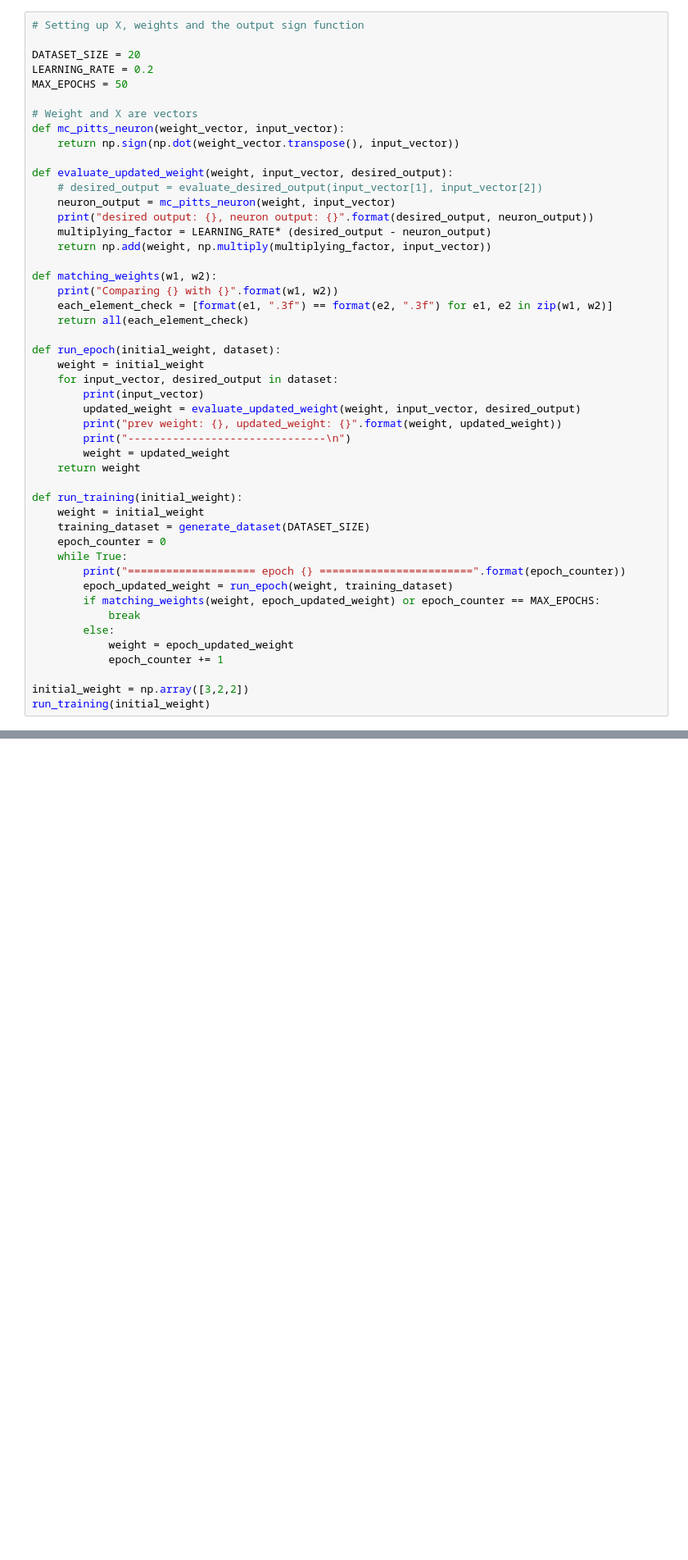
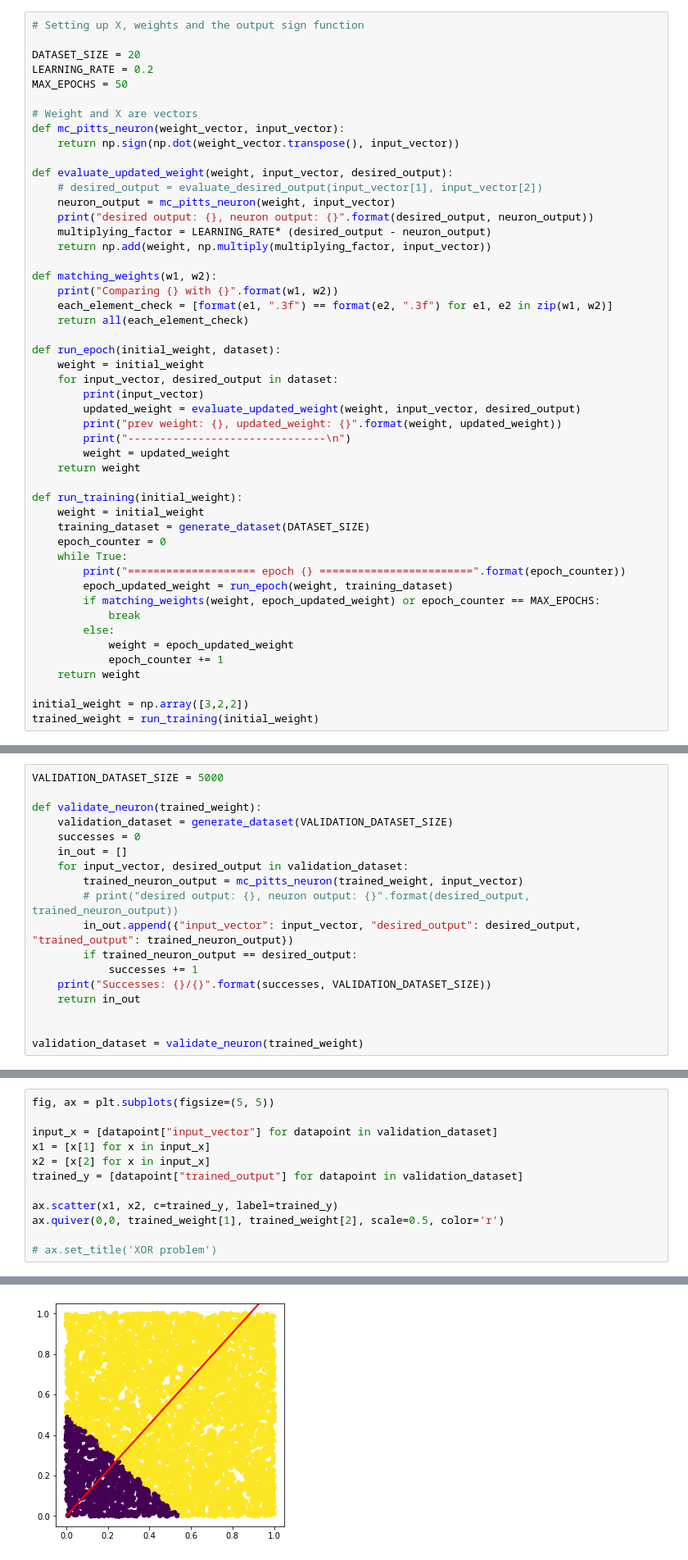
Before and after one commit to ahmedtarek-/MNS_CP_2022, a Jupyter notebook: assignment_1/Assignment 1.ipynb, the cells around one changed output, grey strips where cells are left out. Shown at 82% size. Saved outputs shown, nothing was run; the diff lists cells and outputs as text; blank space fills up the shorter version.

Commit message:
Adds plot and validation

```diff
--- a/assignment_1/Assignment 1.ipynb
+++ b/assignment_1/Assignment 1.ipynb
@@ -202,8 +200,9 @@ def run_training(initial_weight):
         else:
             weight = epoch_updated_weight
             epoch_counter += 1
+    return weight
 
 initial_weight = np.array([3,2,2])
-run_training(initial_weight)
+trained_weight = run_training(initial_weight)
 # %% [output]
 ==================== epoch 0 ========================
@@ -233,0 +227,18 @@ Comparing [1.4        2.76357611 2.42840297] with [1.4        2.76357611 2.42840
+# %%
+VALIDATION_DATASET_SIZE = 5000
+
+def validate_neuron(trained_weight):
+    validation_dataset = generate_dataset(VALIDATION_DATASET_SIZE)
+    successes = 0
+    in_out = []
+    for input_vector, desired_output in validation_dataset:
+        trained_neuron_output = mc_pitts_neuron(trained_weight, input_vector)
+        # print("desired output: {}, neuron output: {}".format(desired_output, trained_neuron_output))
+        in_out.append({"input_vector": input_vector, "desired_output": desired_output, "trained_output": trained_neuron_output})
+        if trained_neuron_output == desired_output:
+            successes += 1
+    print("Successes: {}/{}".format(successes, VALIDATION_DATASET_SIZE))
+    return in_out
+
+
+validation_dataset = validate_neuron(trained_weight)
@@ -233,0 +249,13 @@ Comparing [1.4        2.76357611 2.42840297] with [1.4        2.76357611 2.42840
+# %%
+fig, ax = plt.subplots(figsize=(5, 5))
+
+input_x = [datapoint["input_vector"] for datapoint in validation_dataset]
+x1 = [x[1] for x in input_x]
+x2 = [x[2] for x in input_x]
+trained_y = [datapoint["trained_output"] for datapoint in validation_dataset]
+
+ax.scatter(x1, x2, c=trained_y, label=trained_y)
+ax.quiver(0,0, trained_weight[1], trained_weight[2], scale=0.5, color='r')
+
+# ax.set_title('XOR problem')
+# %% [output]
@@ -233,0 +263 @@ Comparing [1.4        2.76357611 2.42840297] with [1.4        2.76357611 2.42840
+[figure, added]
```
Also changed, not shown: parts of 9 cells of this notebook.
